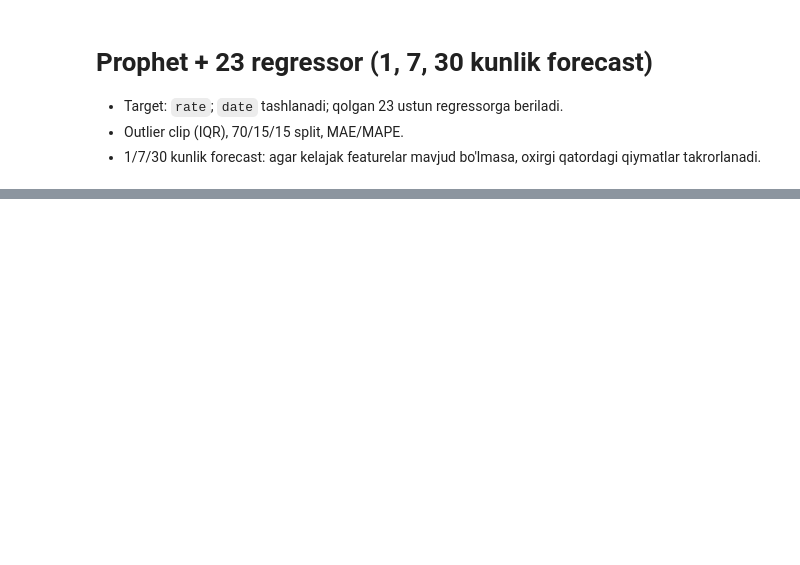
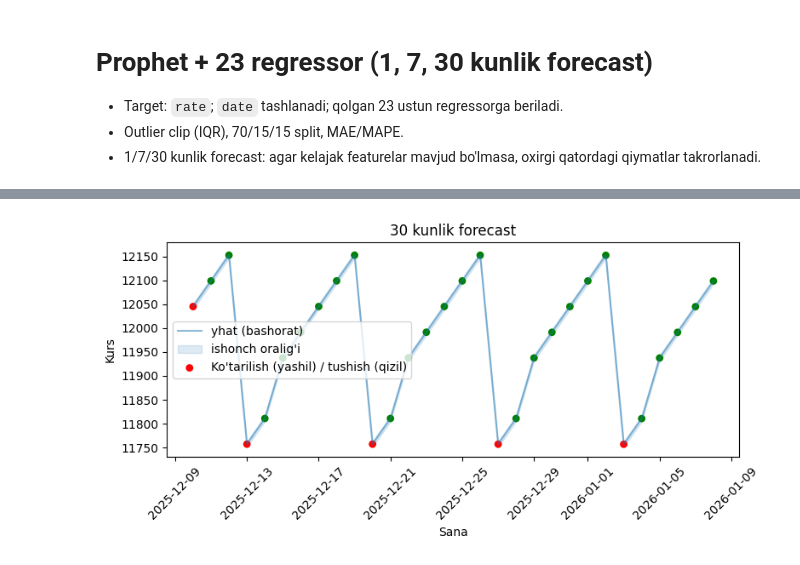
Before and after one commit to ZikrullaRaxmatov/AI_Rate_Prediction, a Jupyter notebook: prophet_model.ipynb, the cells around one changed output, grey strips where cells are left out. Drawn from its saved outputs; the diff is of its cells as text; code cells hidden in the pictures; blank space fills up the shorter version.

```diff
--- a/prophet_model.ipynb
+++ b/prophet_model.ipynb
@@ -87,0 +87,13 @@ horizon_forecasts['h_30'].head()
+# %%
+# 1/7/30 kunlik forecast (regressorlarni oxirgi qatordan takrorlab to'ldiramiz)
+last_feat = df[feature_cols].iloc[-1]
+horizon_forecasts = {}
+for h in horizons:
+    future_dates = pd.date_range(df['date'].max() + pd.Timedelta(days=1), periods=h, freq='D')
+    future_reg = pd.DataFrame(np.repeat([last_feat.values], h, axis=0), columns=feature_cols)
+    future_df = pd.concat([pd.DataFrame({'ds': future_dates}), future_reg], axis=1)
+    fc = prophet.predict(future_df)
+    horizon_forecasts[f'h_{h}'] = fc[['ds', 'yhat', 'yhat_lower', 'yhat_upper']]
+
+# Namuna chiqishi
+horizon_forecasts['h_30'].head(10)
@@ -87,0 +119,28 @@ horizon_forecasts['h_30'].head()
+# %%
+# Bashoratni vizualizatsiya qilish
+import matplotlib.pyplot as plt
+
+def plot_forecast(h_key='h_7', title='7 kunlik forecast'):  # h_key: 'h_1', 'h_7', 'h_30'
+    fc_df = horizon_forecasts[h_key].sort_values('ds').copy()
+    fc_df['delta'] = fc_df['yhat'].diff()
+
+    plt.figure(figsize=(8, 4))
+    plt.plot(fc_df['ds'], fc_df['yhat'], label='yhat (bashorat)', color='C0', alpha=0.5)
+    plt.fill_between(fc_df['ds'], fc_df['yhat_lower'], fc_df['yhat_upper'], color='C0', alpha=0.15, label='ishonch oralig\'i')
+
+    inc_mask = fc_df['delta'] >= 0
+    colors = np.where(inc_mask, 'green', 'red')
+    plt.scatter(fc_df['ds'], fc_df['yhat'], c=colors, edgecolor='none', s=40, label='Ko\'tarilish (yashil) / tushish (qizil)')
+
+    plt.title(title)
+    plt.xlabel('Sana')
+    plt.ylabel('Kurs')
+    plt.xticks(rotation=45)
+    plt.legend()
+    plt.tight_layout()
+    plt.show()
+
+# Default: 7 kunlik forecast
+plot_forecast('h_30', '30 kunlik forecast')
+# %% [output]
+[figure, added]
```
Also changed, not shown: parts of 6 cells of this notebook, 1 other file.
